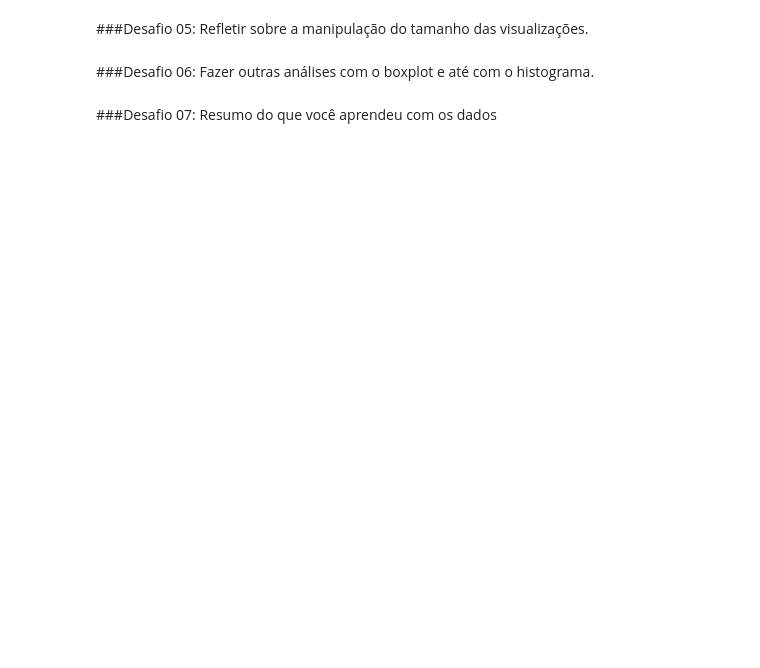
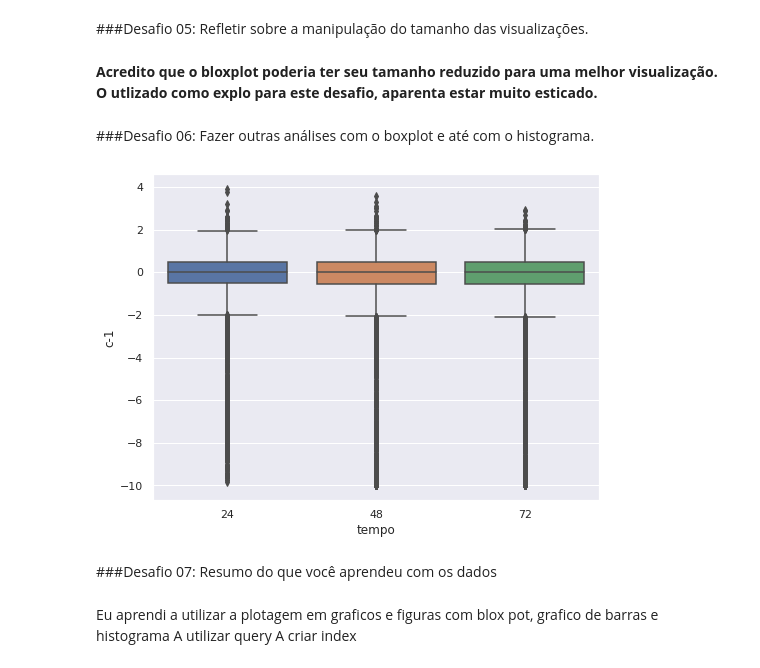
Before and after one commit to Juliaocmc/imersao_dados_alura, a Jupyter notebook: imersao_dados_alura_aula02.ipynb, the cells around one changed output. Drawn from its saved outputs; the diff is of its cells as text; code cells hidden in the pictures; blank space fills up the shorter version.

```diff
--- a/imersao_dados_alura_aula02.ipynb
+++ b/imersao_dados_alura_aula02.ipynb
@@ -18,8 +79,20 @@
 # %% [markdown]
 ###Desafio 05: Refletir sobre a manipulação do tamanho das visualizações.
+# %% [markdown]
+**Acredito que o bloxplot poderia ter seu tamanho reduzido para uma melhor visualização. O utlizado como explo para este desafio, aparenta estar muito esticado.**
 # %% [markdown]
 
 ###Desafio 06: Fazer outras análises com o boxplot e até com o histograma.
+# %%
+sns.set()
+plt.figure(figsize=(8, 6))
+ax = sns.boxplot(x=dados['tempo']  ,y=dados['c-1'] )
+# %% [output]
+[figure, added]
 # %% [markdown]
 
 ###Desafio 07: Resumo do que você aprendeu com os dados
+# %% [markdown]
+Eu aprendi a utilizar a plotagem em graficos e figuras com blox pot, grafico de barras e histograma
+A utilizar query
+A criar index
```
Also changed, not shown: parts of 5 cells of this notebook.
